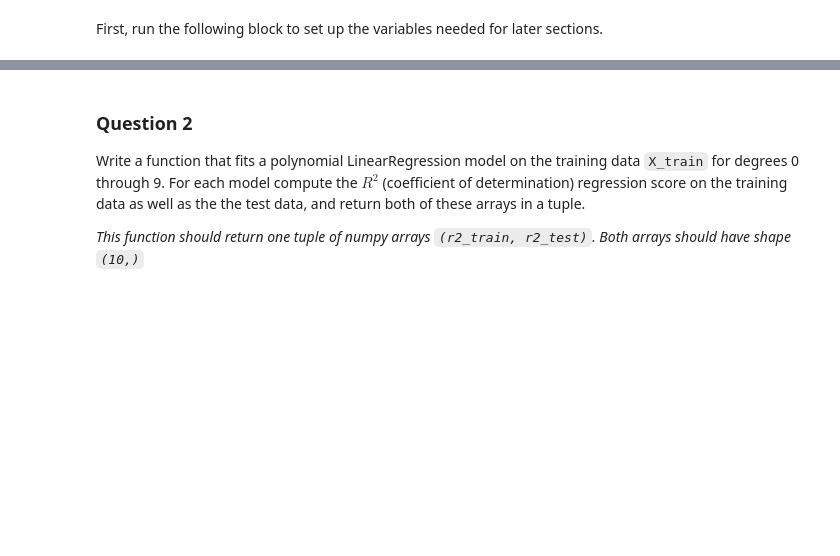
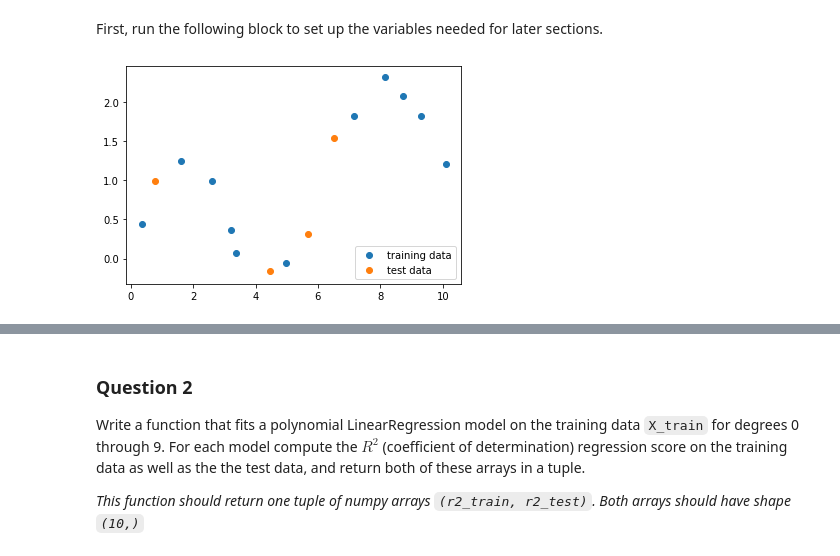
Before and after one commit to prasadboi/AoML_Coursera_UMich, a Jupyter notebook: Assignment_2_AoML.ipynb, the cells around one changed output, grey strips where cells are left out. Cells and saved outputs as stored; diff of their text form; code cells hidden in the pictures; blank space fills up the shorter version.

```diff
--- a/Assignment_2_AoML.ipynb
+++ b/Assignment_2_AoML.ipynb
@@ -15,32 +15,34 @@ First, run the following block to set up the variables needed for later sections
 # %%
 import numpy as np
 import pandas as pd
 from sklearn.model_selection import train_test_split
 
 
 np.random.seed(0)
 n = 15
 x = np.linspace(0,10,n) + np.random.randn(n)/5
 y = np.sin(x)+x/6 + np.random.randn(n)/10
 
 
 X_train, X_test, y_train, y_test = train_test_split(x, y, random_state=0)
 
 # You can use this function to help you visualize the dataset by
 # plotting a scatterplot of the data points
 # in the training and test sets.
 def part1_scatter():
     import matplotlib.pyplot as plt
     %matplotlib inline
     plt.figure()
     plt.scatter(X_train, y_train, label='training data')
     plt.scatter(X_test, y_test, label='test data')
     plt.legend(loc=4);
 
 
 # NOTE: Uncomment the function below to visualize the data, but be sure
 # to **re-comment it before submitting this assignment to the autograder**.
-part1_scatter()
+#part1_scatter()
+# %% [output]
+[figure, added]
 # %% [markdown]
 ### Question 1
 
```
Also changed, not shown: parts of 13 cells of this notebook.
